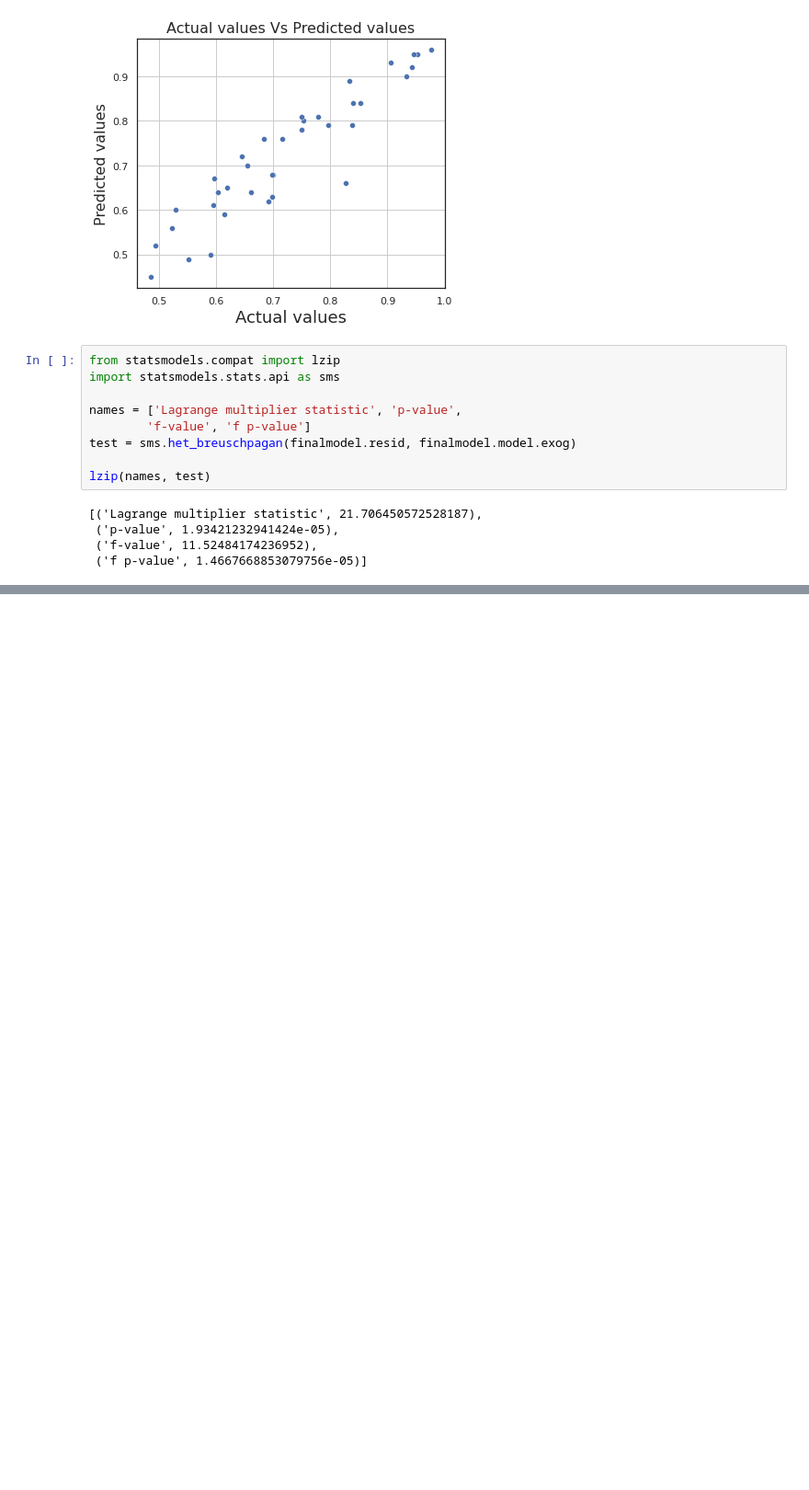
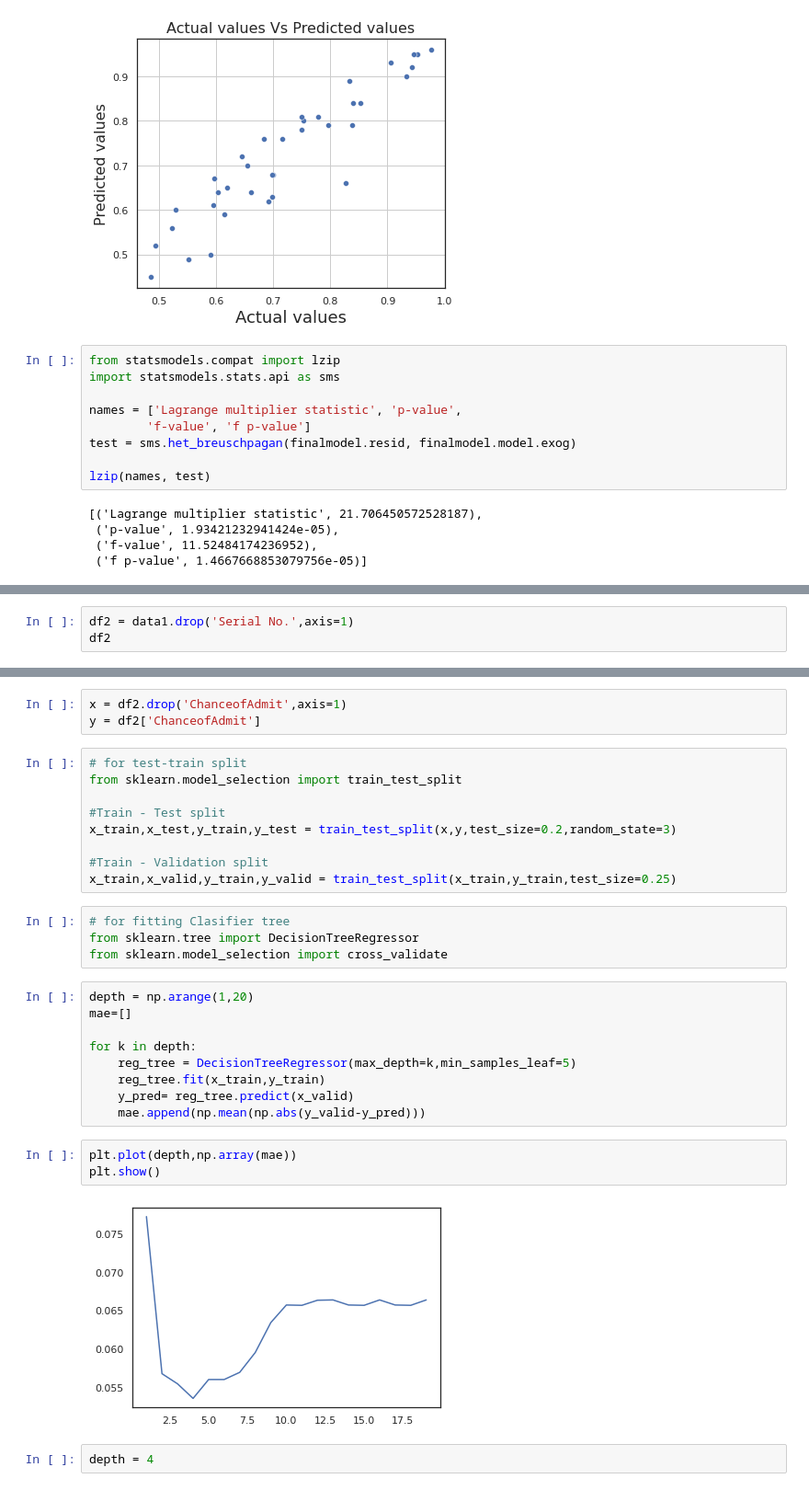
Before and after one commit to Amar-C-A/Admission-Prediction, a Jupyter notebook: Admission_prediction.ipynb, the cells around one changed output, grey strips where cells are left out. Shown at 92% size. Saved outputs shown, nothing was run; the diff lists cells and outputs as text; blank space fills up the shorter version.

```diff
--- a/Admission_prediction.ipynb
+++ b/Admission_prediction.ipynb
@@ -629,0 +635,3 @@ lzip(names, test)
+# %%
+df2 = data1.drop('Serial No.',axis=1)
+df2
@@ -629,0 +663,32 @@ lzip(names, test)
+# %%
+x = df2.drop('ChanceofAdmit',axis=1)
+y = df2['ChanceofAdmit']
+# %%
+# for test-train split
+from sklearn.model_selection import train_test_split
+
+#Train - Test split
+x_train,x_test,y_train,y_test = train_test_split(x,y,test_size=0.2,random_state=3)
+
+#Train - Validation split
+x_train,x_valid,y_train,y_valid = train_test_split(x_train,y_train,test_size=0.25)
+# %%
+# for fitting Clasifier tree
+from sklearn.tree import DecisionTreeRegressor
+from sklearn.model_selection import cross_validate
+# %%
+depth = np.arange(1,20)
+mae=[]
+
+for k in depth:
+    reg_tree = DecisionTreeRegressor(max_depth=k,min_samples_leaf=5)
+    reg_tree.fit(x_train,y_train)
+    y_pred= reg_tree.predict(x_valid)
+    mae.append(np.mean(np.abs(y_valid-y_pred)))
+# %%
+plt.plot(depth,np.array(mae))
+plt.show()
+# %% [output]
+[figure, added]
+# %%
+depth = 4
```
Also changed, not shown: parts of 9 cells of this notebook.
